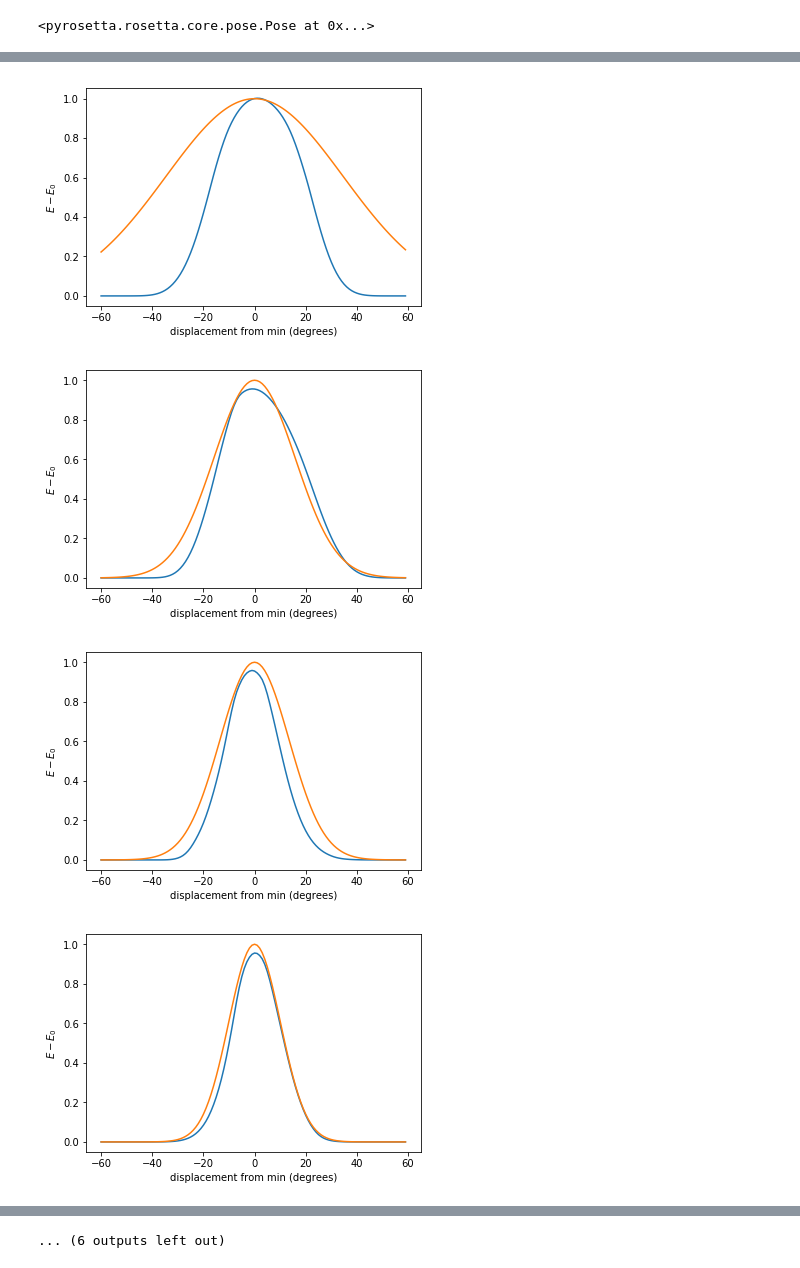
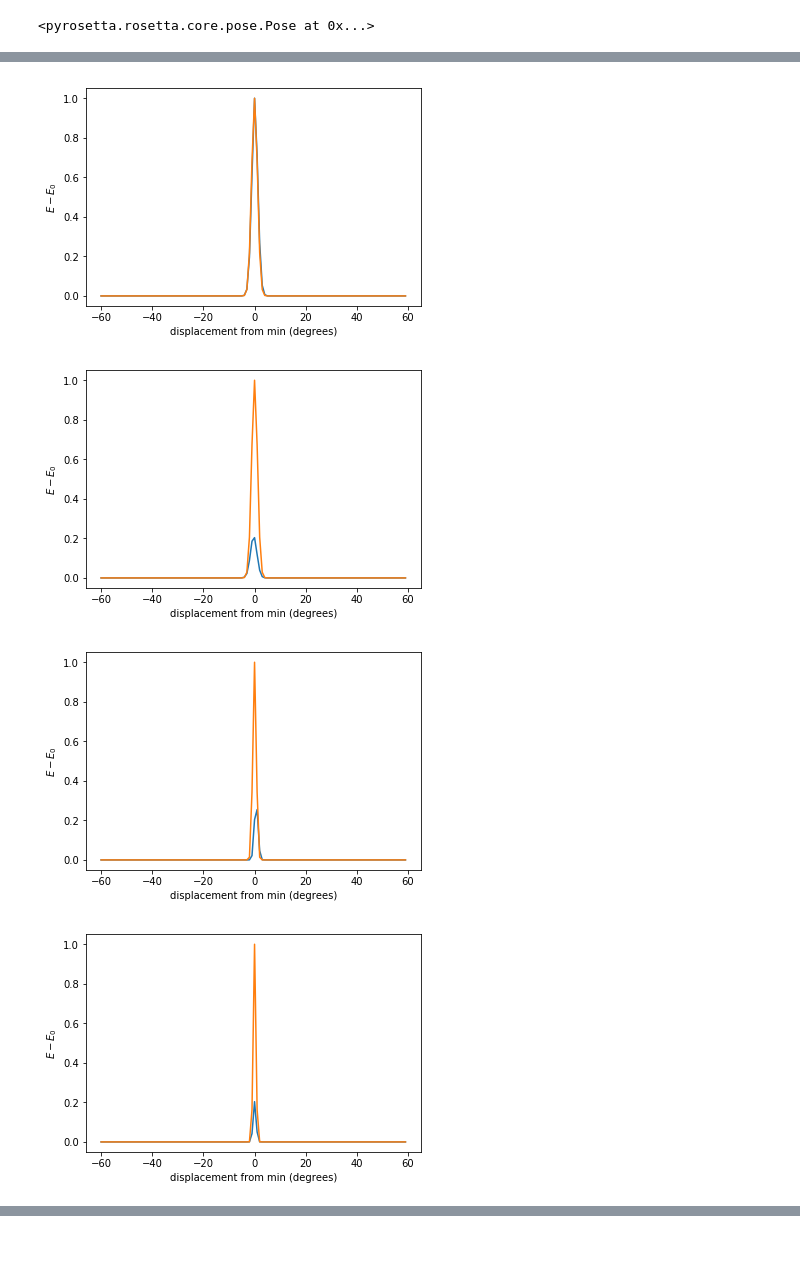
Before and after one commit to maa805/mining-minima, a Jupyter notebook: mining_minima_nucleic_acids.ipynb, the cells around one changed output, grey strips where cells are left out. Saved outputs shown, nothing was run; the diff lists cells and outputs as text; code cells hidden in the pictures.

```diff
--- a/mining_minima_nucleic_acids.ipynb
+++ b/mining_minima_nucleic_acids.ipynb
@@ -148,8 +169,8 @@ def mode_scan(pose, dofs, dof_dict, scorefxn, K, mode, kT = 1.0, h = 0.5):
     result *= h
     return result
 # %%
-seq1 = 'ag'
-seq2 = 'cu'
+seq1 = 'agc'
+seq2 = 'gcu'
 
 n_residues = len(seq1) + len(seq2)
 
@@ -195,6 +197,8 @@ import itertools
 trial = Pose()
 trial.assign(pose)
 
+pose = helix_state(pose, dof_dict)
+'''
 pose.set_alpha(2, -64)
 pose.set_beta(2, 176)
 pose.set_gamma(2, 53)
@@ -203,14 +207,29 @@ pose.set_zeta(1, -79)
 pose.set_chi(1, 79)
 pose.set_chi(2, 79)
 
-pose.set_alpha(4, -64)
-pose.set_beta(4, 176)
-pose.set_gamma(4, 53)
-pose.set_epsilon(3, -150)
-pose.set_zeta(3, -79)
+pose.set_alpha(3, -64)
+pose.set_beta(3, 176)
+pose.set_gamma(3, 53)
+pose.set_epsilon(2,-150)
+pose.set_zeta(2, -79)
+
+pose.set_alpha(5, -64)
+pose.set_beta(5, 176)
+pose.set_gamma(5, 53)
+pose.set_epsilon(4, -150)
+pose.set_zeta(4, -79)
+
+pose.set_alpha(6, -64)
+pose.set_beta(6, 176)
+pose.set_gamma(6, 53)
+pose.set_epsilon(5, -150)
+pose.set_zeta(5, -79)
+
 pose.set_chi(3, 79)
 pose.set_chi(4, 79)
-
+pose.set_chi(5, 79)
+pose.set_chi(6, 79)
+'''
 minmover.apply(pose)
 minimum.assign(pose)
 #pmm.apply(pose)
@@ -322,41 +340,41 @@ pmm.apply(pose)
 # %%
 pose.assign(minimum)
 
-for kk in range(0, 19):
+for kk in range(20, 30):
 
 
     K = w[kk]
 
     if K < 0: continue
     mode = v[:,kk]
     observer = AddPyMOLObserver(pose, True)
     h = np.arange(-60,60,1)
     h_plot = h*np.pi/180
     #h = np.concatenate((np.append(h, 15), h[: :-1]))
 
     bar = []
 
 
     for hh in h:
 
         dofs_new = dofs+hh*mode
 
         for jj, dof in enumerate(dofs_new):
 
             pose.set_torsion(dof_dict[jj], dof)
 
         bar.append(np.exp(-(scorefxn(pose)-E_0)))
         #print E_0, scorefxn(pose)
 
     np.array(bar)
     pose.assign(trial)
     plt.figure()
     plt.plot(h, bar)
     plt.plot(h, np.exp(-0.5*K*h**2))
     plt.xlabel('displacement from min (degrees)')
     plt.ylabel('$E-E_0$')
 # %% [output]
-[figure, old version]
+[figure, new version]
-[figure, old version]
+[figure, new version]
-[figure, old version]
+[figure, new version]
-[figure, old version]
+[figure, new version]
@@ -371,4 +387,3 @@ for kk in range(0, 19):
-... (6 outputs left out)
 # %%
 from scipy.special import *
 
```
Also changed, not shown: parts of 14 cells of this notebook.
